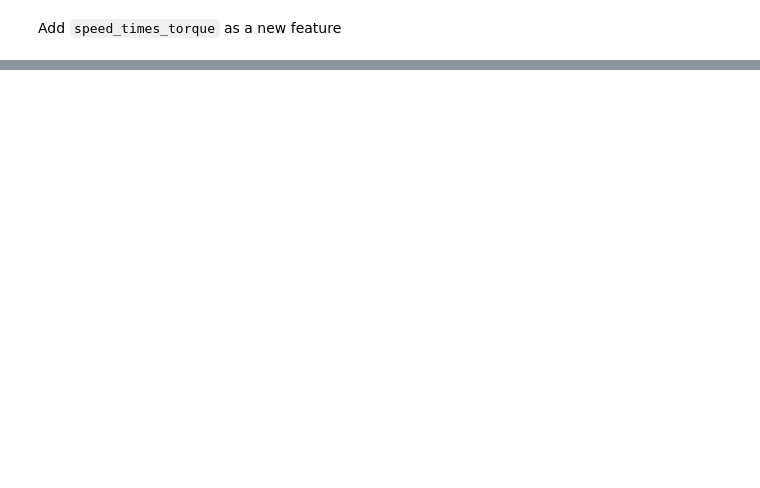
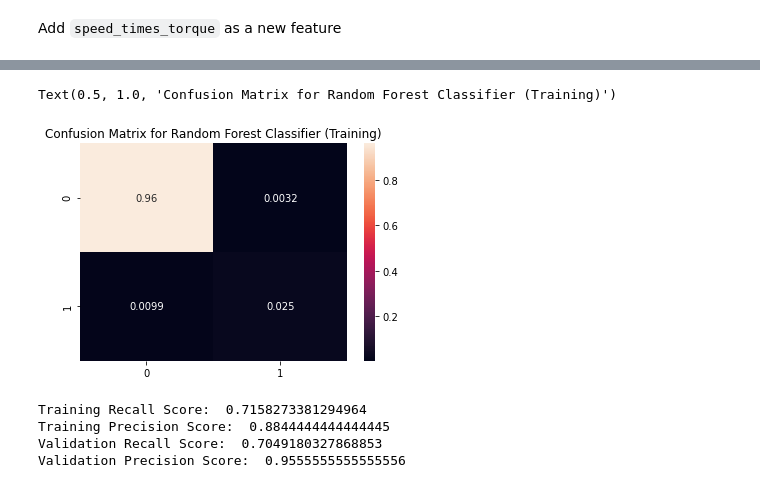
Before and after one commit to claudeonrs/predictive-maintenance, a Jupyter notebook: maintenance.ipynb, the cells around one changed output, grey strips where cells are left out. Saved outputs shown, nothing was run; the diff lists cells and outputs as text; code cells hidden in the pictures; blank space fills up the shorter version.

```diff
--- a/maintenance.ipynb
+++ b/maintenance.ipynb
@@ -235,0 +252,21 @@ mean_absolute_error(pred, y_valid)
+# %%
+from sklearn.model_selection import cross_val_predict
+y_train_pred = cross_val_predict(full_pipeline, X_train, y_train, cv=5)
+
+plt.figure()
+sns.heatmap(confusion_matrix(y_train, y_train_pred)/y_train.shape[0], annot=True, annot_kws={'size':10})
+plt.title('Confusion Matrix for Random Forest Classifier (Training)')
+# %% [output]
+Text(0.5, 1.0, 'Confusion Matrix for Random Forest Classifier (Training)')
+[figure, added]
+# %%
+from sklearn.metrics import precision_score, recall_score
+print('Training Recall Score: ', recall_score(y_train, y_train_pred))
+print('Training Precision Score: ', precision_score(y_train, y_train_pred))
+print('Validation Recall Score: ', recall_score(y_valid, y_valid_pred))
+print('Validation Precision Score: ', precision_score(y_valid, y_valid_pred))
+# %% [output]
+Training Recall Score:  0.7158273381294964
+Training Precision Score:  0.8844444444444445
+Validation Recall Score:  0.7049180327868853
+Validation Precision Score:  0.9555555555555556
```
Also changed, not shown: parts of 21 cells of this notebook.
